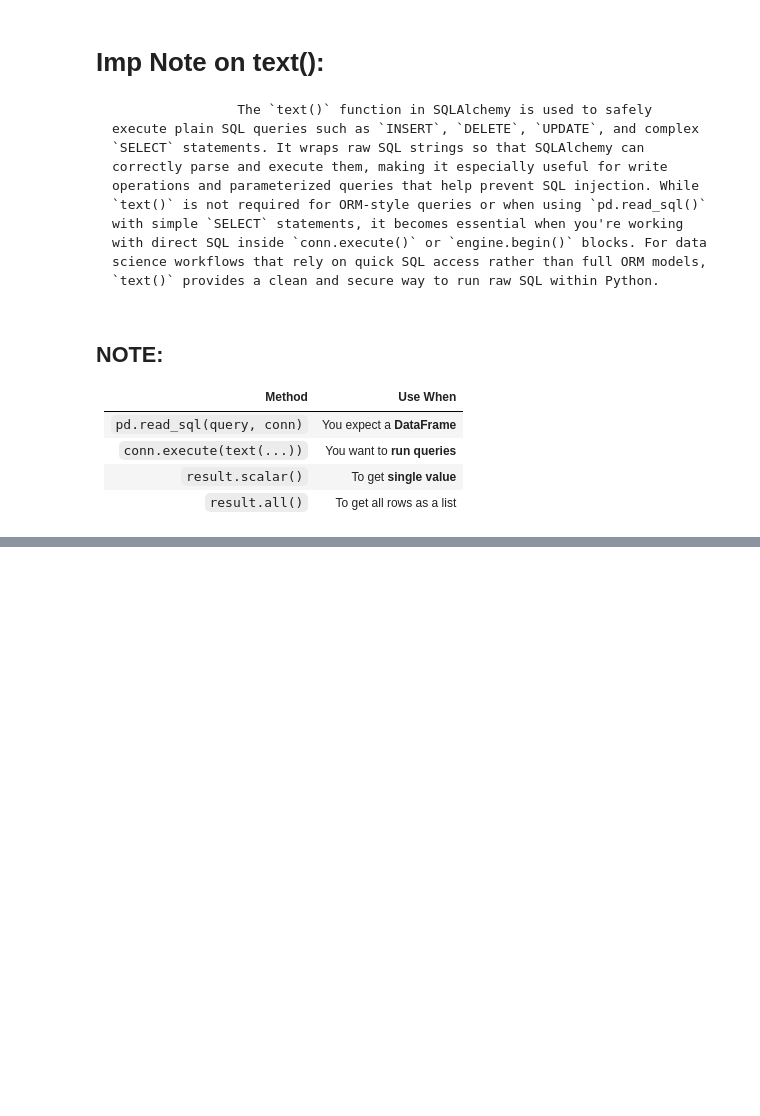
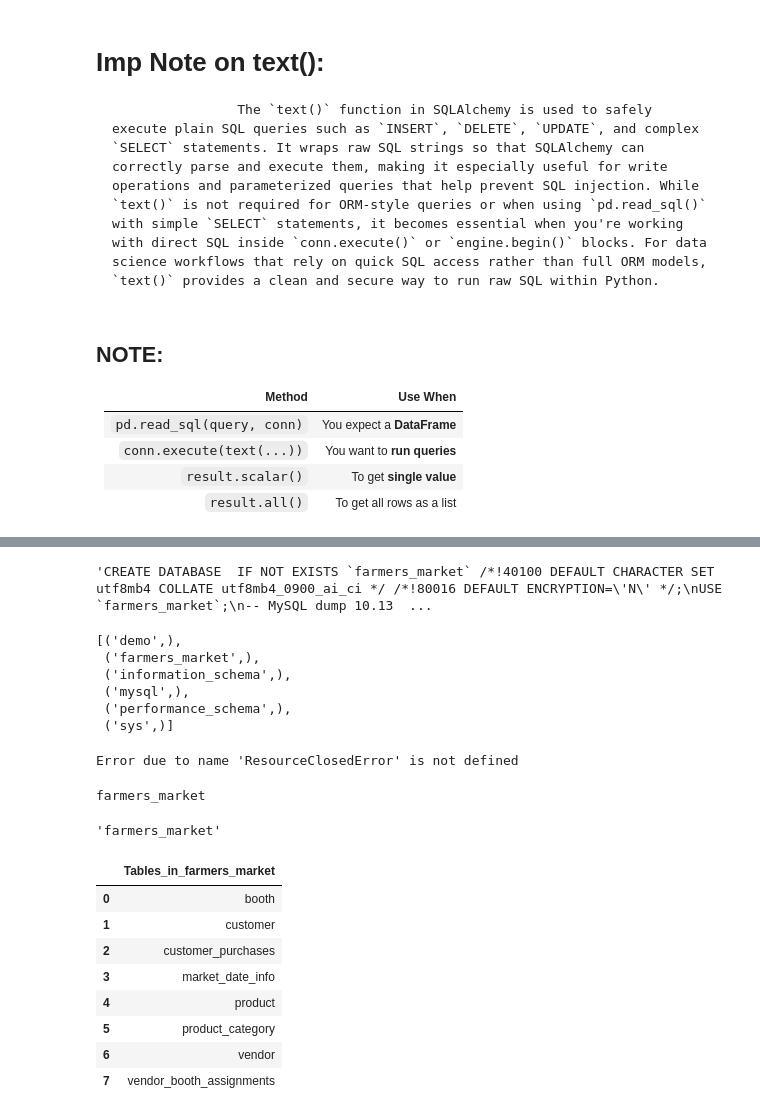
Before and after one commit to KunalNeon/SQL-For-Data-Scientist, a Jupyter notebook: sql.ipynb, the cells around one changed output, grey strips where cells are left out. Saved outputs shown, nothing was run; the diff lists cells and outputs as text; code cells hidden in the pictures; blank space fills up the shorter version.

```diff
--- a/sql.ipynb
+++ b/sql.ipynb
@@ -244,0 +234,41 @@ fetch_scalar(query)
+# %%
+with open("/Users/karanbudhaair/Downloads/SQL for Data Scientists support files (1)/FarmersMarketDatabase.sql") as file:
+    sql_file=file.read()
+sql_file
+# %% [output]
+'CREATE DATABASE  IF NOT EXISTS `farmers_market` /*!40100 DEFAULT CHARACTER SET utf8mb4 COLLATE utf8mb4_0900_ai_ci */ /*!80016 DEFAULT ENCRYPTION=\'N\' */;\nUSE `farmers_market`;\n-- MySQL dump 10.13  ...
+# %%
+query="SHOW DATABASES;"
+execute_query(query)
+# %% [output]
+[('demo',),
+ ('farmers_market',),
+ ('information_schema',),
+ ('mysql',),
+ ('performance_schema',),
+ ('sys',)]
+# %%
+query="USE farmers_market;"
+execute_query(query)
+# %% [output]
+Error due to name 'ResourceClosedError' is not defined
+# %%
+query="SELECT DATABASE();"
+execute_query(query)
+# %% [output]
+farmers_market
+'farmers_market'
+# %%
+data_frame=read_table("SHOW TABLES;")
+# %%
+data_frame
+# %% [output]
+|  | Tables_in_farmers_market |
+| 0 | booth |
+| 1 | customer |
+| 2 | customer_purchases |
+| 3 | market_date_info |
+| 4 | product |
+| 5 | product_category |
+| 6 | vendor |
+| 7 | vendor_booth_assignments |
```
Also changed, not shown: parts of 8 cells of this notebook.
